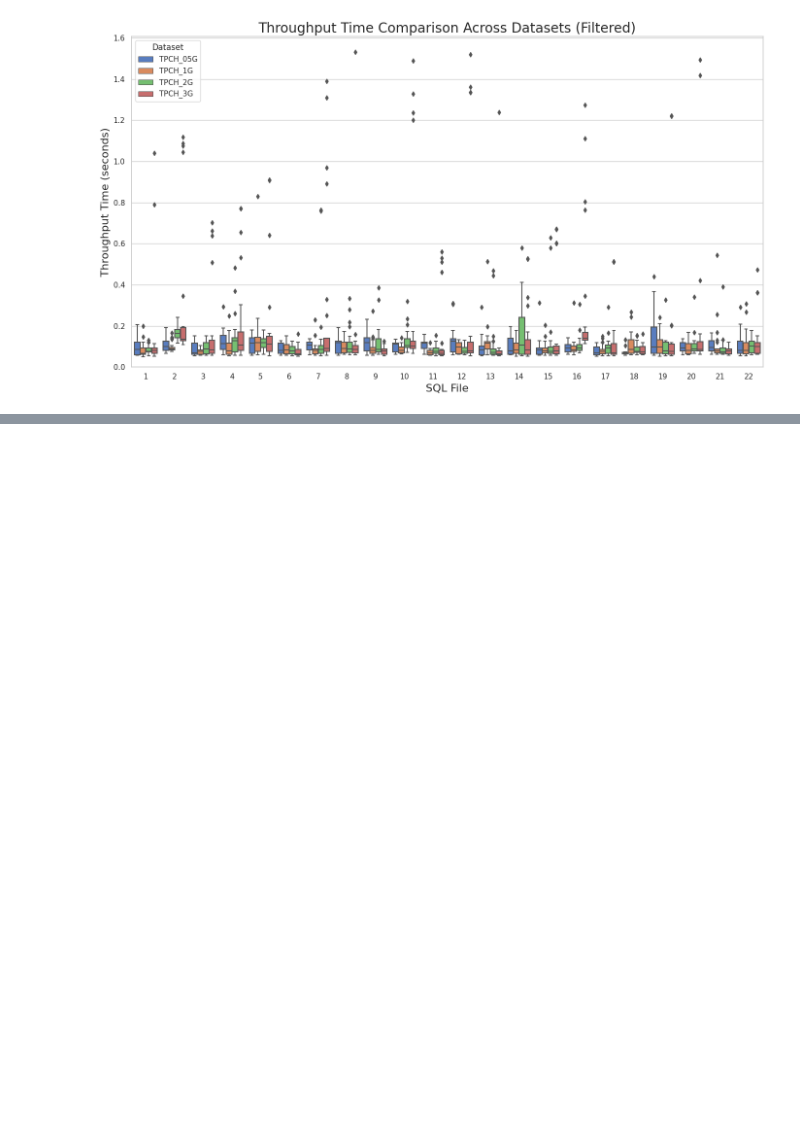
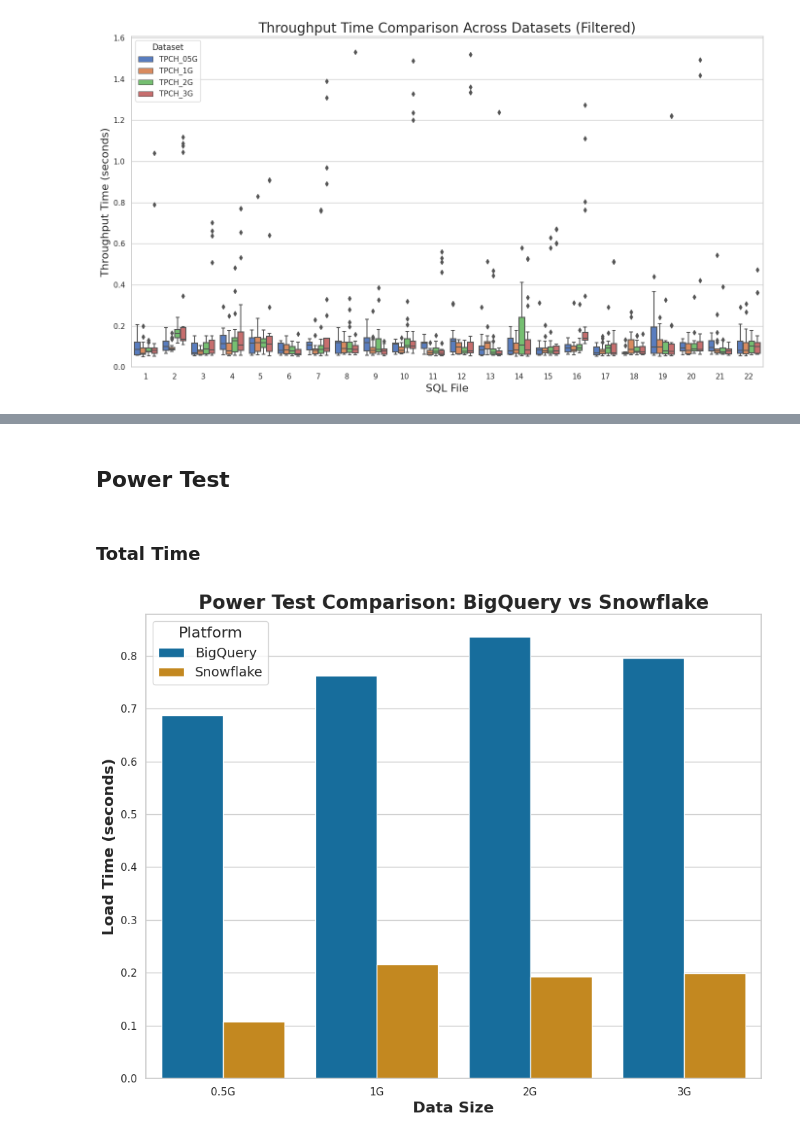
Before and after one commit to Ziyong-Zhang/ADB-Datawarehousing-with-Google-bigquery-and-snowflake, a Jupyter notebook: Visualization/ADB_Visual.ipynb, the cells around one changed output, grey strips where cells are left out. Cells and saved outputs as stored; diff of their text form; code cells hidden in the pictures; blank space fills up the shorter version.

```diff
--- a/Visualization/ADB_Visual.ipynb
+++ b/Visualization/ADB_Visual.ipynb
@@ -763,0 +811,63 @@ Dataframe 2 head:
+# %% [markdown]
+## Power Test
+# %% [markdown]
+### Total Time
+# %%
+
+# Load the datasets
+bq_05 = pd.read_csv('/content/drive/MyDrive/ADB-Dataware-housing-with-Google-bigquery-and-snowflake-main/big_query/Execution_time/PUBLIC/execution_times.csv')
+bq_1 = pd.read_csv('/content/drive/MyDrive/ADB-Dataware-housing-with-Google-bigquery-and-snowflake-main/big_query/Execution_time/TPCH_1G/execution_times.csv')
+bq_2 = pd.read_csv('/content/drive/MyDrive/ADB-Dataware-housing-with-Google-bigquery-and-snowflake-main/big_query/Execution_time/TPCH_2G/execution_times.csv')
+bq_3 = pd.read_csv('/content/drive/MyDrive/ADB-Dataware-housing-with-Google-bigquery-and-snowflake-main/big_query/Execution_time/TPCH_3G/execution_times.csv')
+
+sf_05 = pd.read_csv('/content/drive/MyDrive/ADB-Dataware-housing-with-Google-bigquery-and-snowflake-main/snow_flake/Execution_time/PUBLIC/execution_times.csv')
+sf_1 = pd.read_csv('/content/drive/MyDrive/ADB-Dataware-housing-with-Google-bigquery-and-snowflake-main/snow_flake/Execution_time/TPCH_1/execution_times.csv')
+sf_2 = pd.read_csv('/content/drive/MyDrive/ADB-Dataware-housing-with-Google-bigquery-and-snowflake-main/snow_flake/Execution_time/TPCH_2/execution_times.csv')
+sf_3 = pd.read_csv('/content/drive/MyDrive/ADB-Dataware-housing-with-Google-bigquery-and-snowflake-main/snow_flake/Execution_time/TPCH_3/execution_times.csv')
+
+# Assuming both datasets have a similar structure with a 'Run_Time' column
+# We'll create a new DataFrame for comparison, this time for a bar plot
+comparison_df = pd.DataFrame({
+    'Run Time': [
+        bq_05['Run_Time'].mean(),  # Average run time for public dataset
+        bq_1['Run_Time'].mean(),  # Average run time for public dataset
+        bq_2['Run_Time'].mean(),  # Average run time for public dataset
+        bq_3['Run_Time'].mean(),  # Average run time for public dataset
+        sf_05['Execution Time (seconds)'].mean(),  # Average run time for execution dataset
+        sf_1['Execution Time (seconds)'].mean(),  # Average run time for execution dataset
+        sf_2['Execution Time (seconds)'].mean(),  # Average run time for execution dataset
+        sf_3['Execution Time (seconds)'].mean()  # Average run time for execution dataset
+    ],
+    'Dataset': ['bq_05', 'bq_1', 'bq_2', 'bq_3', 'sf_05', 'sf_1', 'sf_2', 'sf_3']
+})
+
+# Your data here
+bq_times = [bq_05['Run_Time'].mean(), bq_1['Run_Time'].mean(), bq_2['Run_Time'].mean(), bq_3['Run_Time'].mean()]
+sf_times = [sf_05['Execution Time (seconds)'].mean(), sf_1['Execution Time (seconds)'].mean(), sf_2['Execution Time (seconds)'].mean(), sf_3['Execution Time (seconds)'].mean()]
+sizes = ['0.5G', '1G', '2G', '3G']
+
+# Create a DataFrame
+df = pd.DataFrame({
+    'Size': sizes * 2,
+    'Run Time': bq_times + sf_times,
+    'Platform': ['BigQuery']*4 + ['Snowflake']*4
+})
+
+# Create the comparison bar plot
+plt.figure(figsize=(10, 8))
+sns.set_theme(style="whitegrid")
+
+# Create a barplot for a clear, academic comparison
+barplot = sns.barplot(x='Size', y='Run Time', hue='Platform', data=df, palette='colorblind')
+
+# Set the plot title and labels
+plt.title('Power Test Comparison: BigQuery vs Snowflake', fontsize=20, fontweight='bold')
+plt.xlabel('Data Size', fontsize=16, fontweight='bold')
+plt.ylabel('Load Time (seconds)', fontsize=16, fontweight='bold')
+plt.legend(title='Platform', fontsize=14, title_fontsize='16')
+
+# Show the plot
+plt.tight_layout()  # Adjusts the plot to ensure everything fits without overlap
+plt.show()
+# %% [output]
+[figure, added]
```
Also changed, not shown: parts of 40 cells of this notebook, 18 other files.
